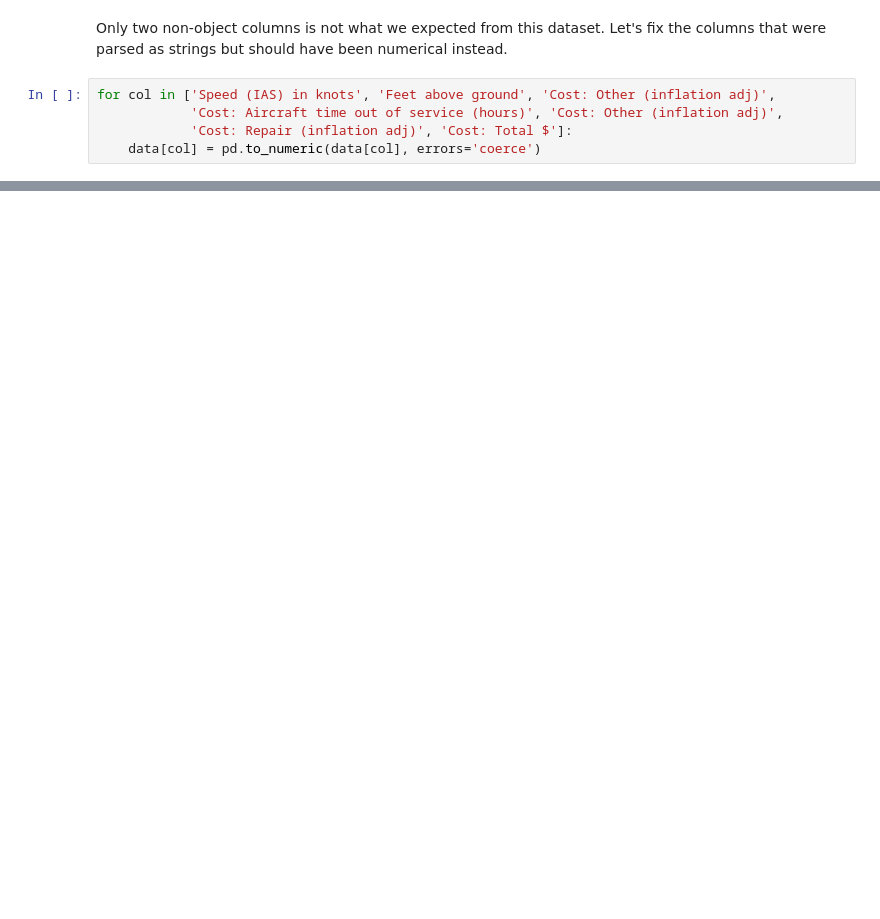
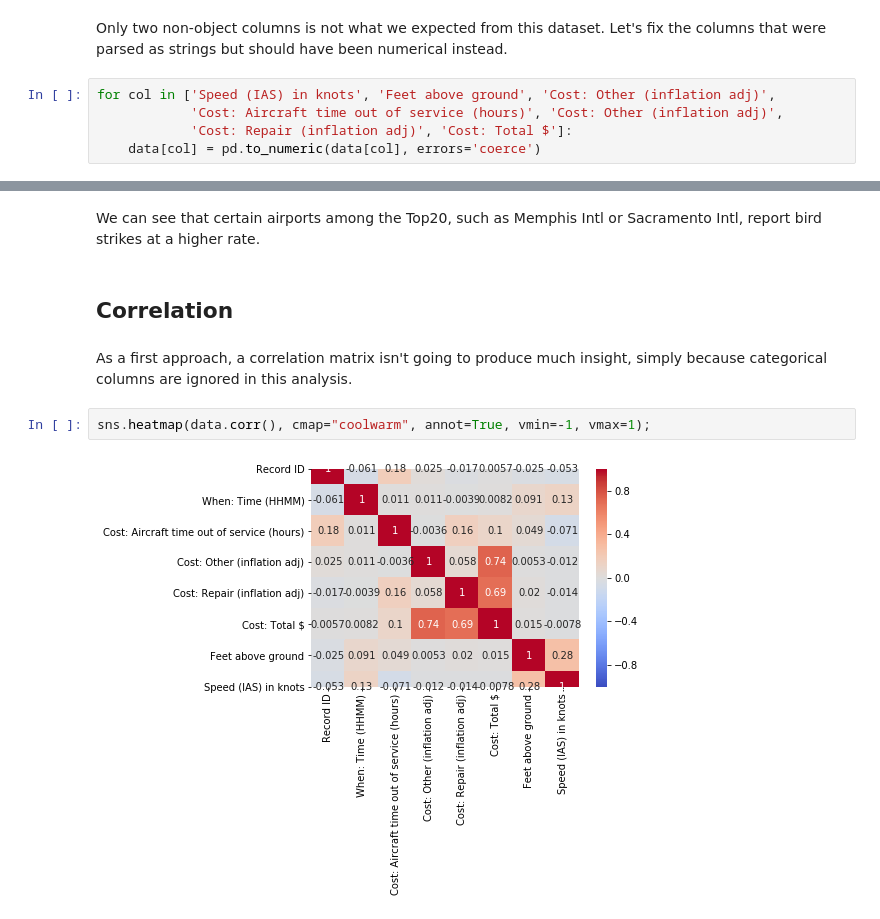
Before and after one commit to mikhas/sully, a Jupyter notebook: 00_eda.ipynb, the cells around one changed output, grey strips where cells are left out. Cells and saved outputs as stored; diff of their text form; blank space fills up the shorter version.

```diff
--- a/00_eda.ipynb
+++ b/00_eda.ipynb
@@ -172,0 +203,10 @@ data.describe()
+# %% [markdown]
+We can see that certain airports among the Top20, such as Memphis Intl or Sacramento Intl, report bird strikes at a higher rate.
+# %% [markdown]
+## Correlation
+# %% [markdown]
+As a first approach, a correlation matrix isn't going to produce much insight, simply because categorical columns are ignored in this analysis.
+# %%
+sns.heatmap(data.corr(), cmap="coolwarm", annot=True, vmin=-1, vmax=1);
+# %% [output]
+[figure, added]
```
Also changed, not shown: parts of 15 cells of this notebook.
